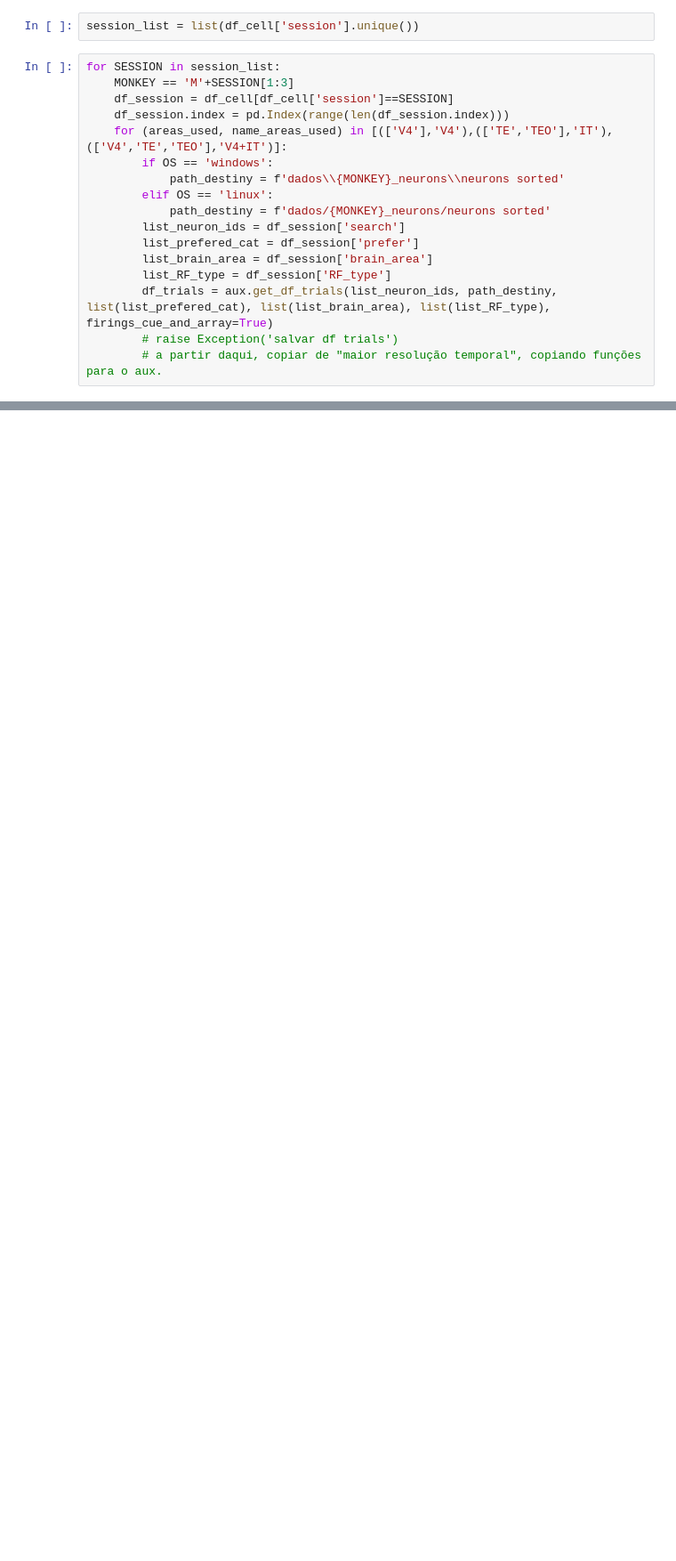
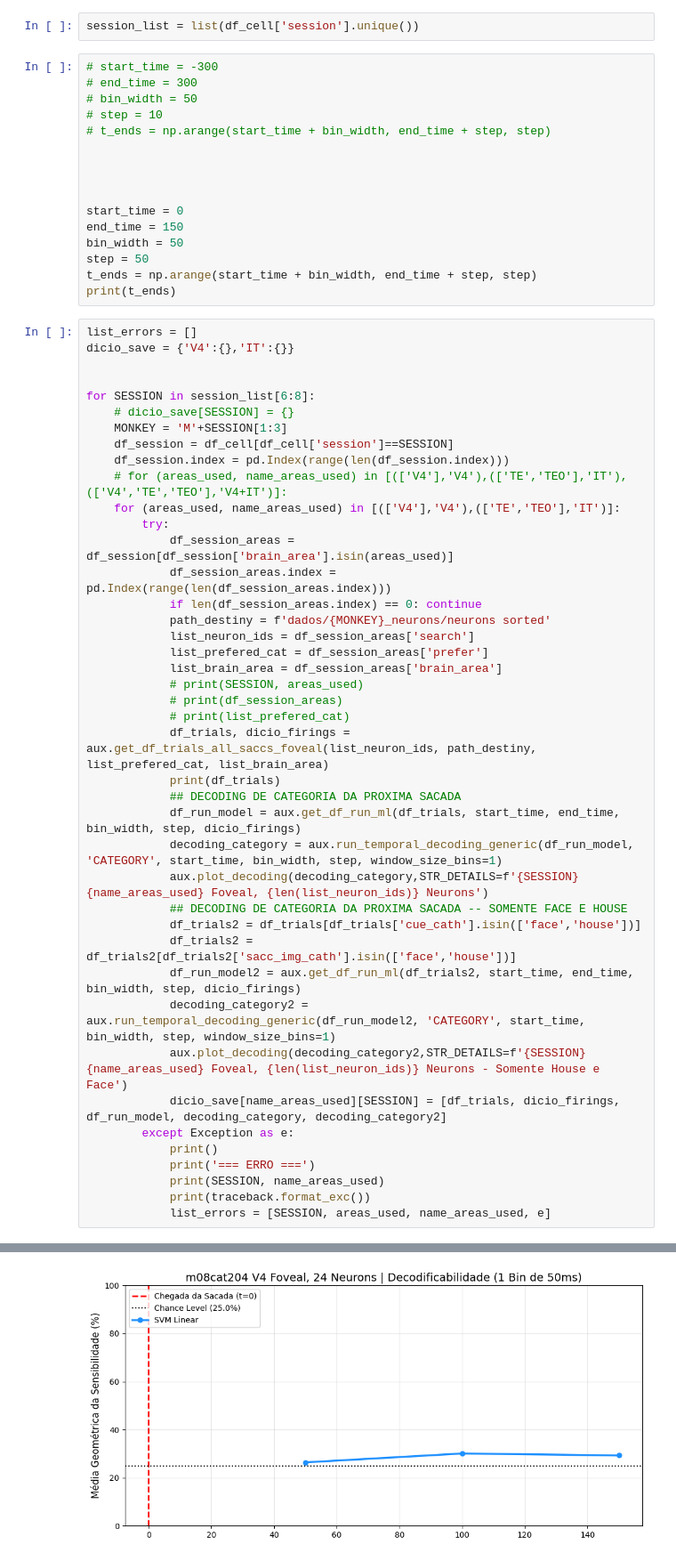
Before and after one commit to lucasdonaire/active-vision, a Jupyter notebook: FOVPRED_run_all.ipynb, the cells around one changed output, grey strips where cells are left out. Shown at 89% size. Drawn from its saved outputs; the diff is of its cells as text; blank space fills up the shorter version.

Commit message:
code run all foveal

```diff
--- a/FOVPRED_run_all.ipynb
+++ b/FOVPRED_run_all.ipynb
@@ -47,19 +21,61 @@ vpa data read and saved
 # %%
 session_list = list(df_cell['session'].unique())
+# %%
+# start_time = -300
+# end_time = 300
+# bin_width = 50
+# step = 10
+# t_ends = np.arange(start_time + bin_width, end_time + step, step)
+
+
+
+
+start_time = 0
+end_time = 150
+bin_width = 50
+step = 50
+t_ends = np.arange(start_time + bin_width, end_time + step, step)
+print(t_ends)
 # %%
-for SESSION in session_list:
-    MONKEY == 'M'+SESSION[1:3]
+list_errors = []
+dicio_save = {'V4':{},'IT':{}}
+
+
+for SESSION in session_list[6:8]:
+    # dicio_save[SESSION] = {}
+    MONKEY = 'M'+SESSION[1:3]
     df_session = df_cell[df_cell['session']==SESSION]
     df_session.index = pd.Index(range(len(df_session.index)))
-    for (areas_used, name_areas_used) in [(['V4'],'V4'),(['TE','TEO'],'IT'),(['V4','TE','TEO'],'V4+IT')]:
-        if OS == 'windows':
-            path_destiny = f'dados\\{MONKEY}_neurons\\neurons sorted'
-        elif OS == 'linux':
+    # for (areas_used, name_areas_used) in [(['V4'],'V4'),(['TE','TEO'],'IT'),(['V4','TE','TEO'],'V4+IT')]:
+    for (areas_used, name_areas_used) in [(['V4'],'V4'),(['TE','TEO'],'IT')]:
+        try:
+            df_session_areas = df_session[df_session['brain_area'].isin(areas_used)]
+            df_session_areas.index = pd.Index(range(len(df_session_areas.index)))
+            if len(df_session_areas.index) == 0: continue
             path_destiny = f'dados/{MONKEY}_neurons/neurons sorted'
-        list_neuron_ids = df_session['search']
-        list_prefered_cat = df_session['prefer']
-        list_brain_area = df_session['brain_area']
-        list_RF_type = df_session['RF_type']
-        df_trials = aux.get_df_trials(list_neuron_ids, path_destiny, list(list_prefered_cat), list(list_brain_area), list(list_RF_type), firings_cue_and_array=True)
-        # raise Exception('salvar df trials')
-        # a partir daqui, copiar de "maior resolução temporal", copiando funções para o aux.
+            list_neuron_ids = df_session_areas['search']
+            list_prefered_cat = df_session_areas['prefer']
+            list_brain_area = df_session_areas['brain_area']
+            # print(SESSION, areas_used)
+            # print(df_session_areas)
+            # print(list_prefered_cat)
+            df_trials, dicio_firings = aux.get_df_trials_all_saccs_foveal(list_neuron_ids, path_destiny, list_prefered_cat, list_brain_area)
+            print(df_trials)
+            ## DECODING DE CATEGORIA DA PROXIMA SACADA
+            df_run_model = aux.get_df_run_ml(df_trials, start_time, end_time, bin_width, step, dicio_firings)
+            decoding_category = aux.run_temporal_decoding_generic(df_run_model, 'CATEGORY', start_time, bin_width, step, window_size_bins=1)
+            aux.plot_decoding(decoding_category,STR_DETAILS=f'{SESSION} {name_areas_used} Foveal, {len(list_neuron_ids)} Neurons')
+            ## DECODING DE CATEGORIA DA PROXIMA SACADA -- SOMENTE FACE E HOUSE
+            df_trials2 = df_trials[df_trials['cue_cath'].isin(['face','house'])]
+            df_trials2 = df_trials2[df_trials2['sacc_img_cath'].isin(['face','house'])]
+            df_run_model2 = aux.get_df_run_ml(df_trials2, start_time, end_time, bin_width, step, dicio_firings)
+            decoding_category2 = aux.run_temporal_decoding_generic(df_run_model2, 'CATEGORY', start_time, bin_width, step, window_size_bins=1)
+            aux.plot_decoding(decoding_category2,STR_DETAILS=f'{SESSION} {name_areas_used} Foveal, {len(list_neuron_ids)} Neurons - Somente House e Face')
+            dicio_save[name_areas_used][SESSION] = [df_trials, dicio_firings, df_run_model, decoding_category, decoding_category2]
+        except Exception as e:
+            print()
+            print('=== ERRO ===')
+            print(SESSION, name_areas_used)
+            print(traceback.format_exc())
+            list_errors = [SESSION, areas_used, name_areas_used, e]
+# %% [output]
@@ -65,0 +99 @@ for SESSION in session_list:
+[figure, added]
```
Also changed, not shown: parts of 6 cells of this notebook, 5 other files.
